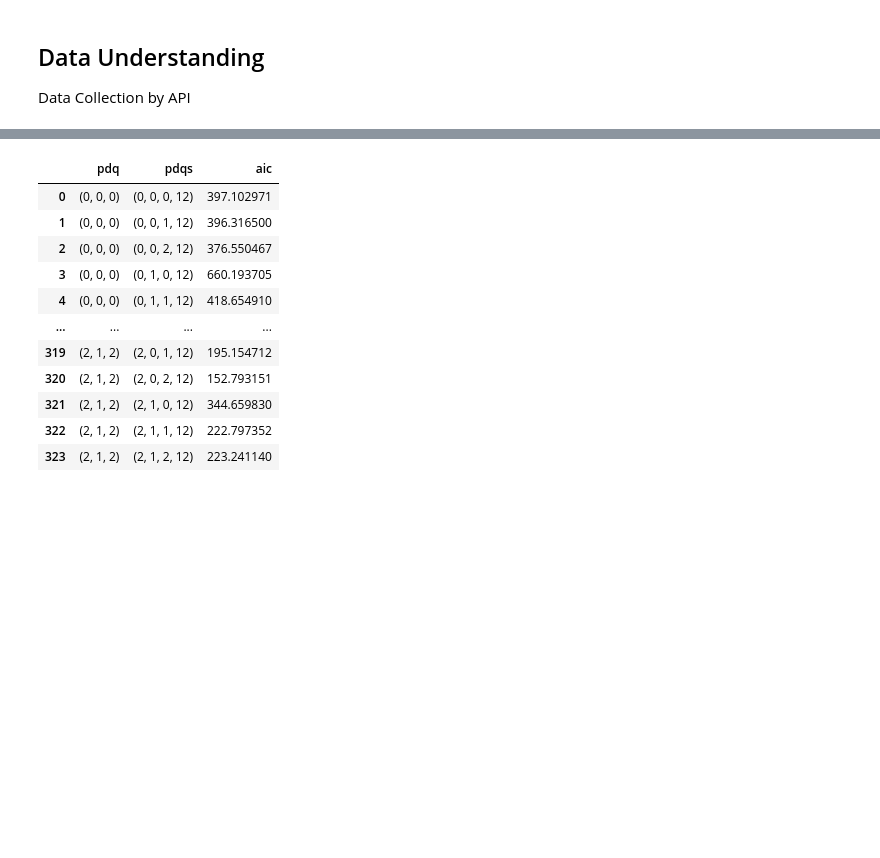
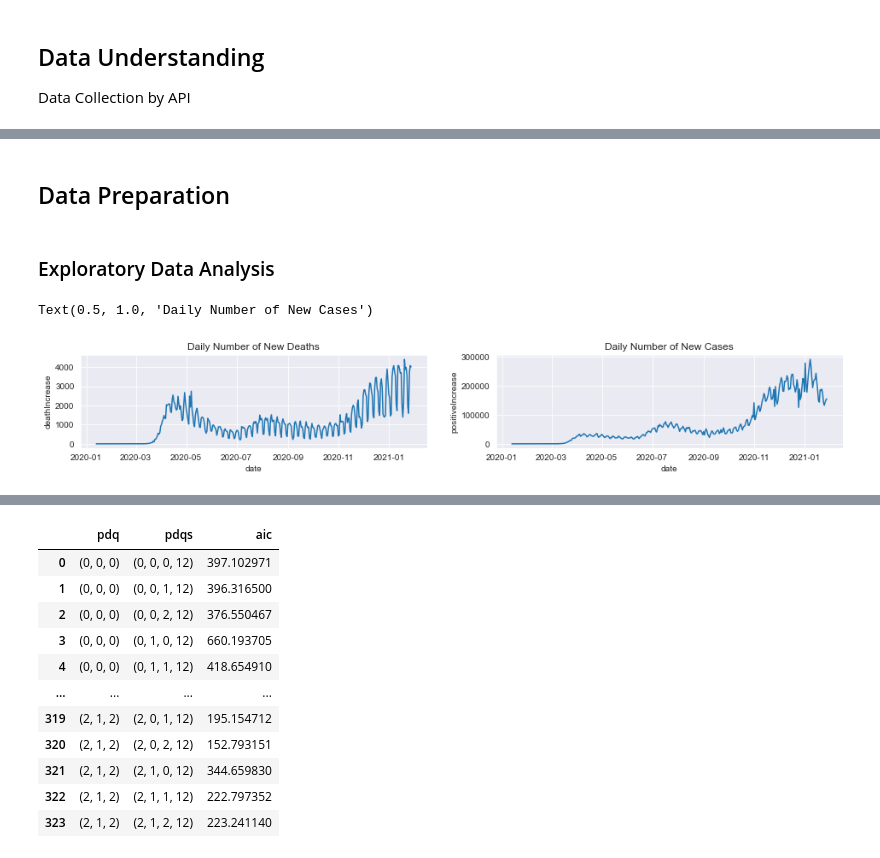
Before and after one commit to ghcn345/Coronavirus-Prediction, a Jupyter notebook: project_coronavirus.ipynb, the cells around one changed output, grey strips where cells are left out. Drawn from its saved outputs; the diff is of its cells as text; code cells hidden in the pictures; blank space fills up the shorter version.

```diff
--- a/project_coronavirus.ipynb
+++ b/project_coronavirus.ipynb
@@ -12,28 +12,3 @@ We are going to have some predictions for the decision makers to layout some str
 ## Data Understanding
 
 Data Collection by API
-# %%
-# import statsmodels
-from statsmodels.tsa.arima_model import ARIMA
-from statsmodels.tsa.stattools import adfuller
-from statsmodels.tsa.statespace.sarimax import SARIMAX
-from statsmodels.tsa.seasonal import seasonal_decompose
-from statsmodels.graphics.tsaplots import plot_acf, plot_pacf
-
-# import sklearn metrics
-from sklearn.metrics import mean_absolute_error, mean_squared_error
-
-# import utilities
-import pickle
-import requests
-import itertools
-import numpy as np
-import pandas as pd
-import seaborn as sns
-import matplotlib.pyplot as plt
-from pandas.plotting import register_matplotlib_converters
-
-# display preferences
-%matplotlib inline
-plt.style.use('fivethirtyeight')
-register_matplotlib_converters()
@@ -297,0 +88,8 @@ pdqs = [(x[0], x[1], x[2], 7) for x in list(itertools.product(p, d, q))]
+# %%
+# The covid tracking project data api
+url = 'https://api.covidtracking.com/v1/us/daily.json'
+response = requests.get(url)
+dus = response.json()
+
+df = pd.DataFrame(dus)
+df.head()
@@ -297,0 +118,4 @@ pdqs = [(x[0], x[1], x[2], 7) for x in list(itertools.product(p, d, q))]
+# %% [markdown]
+## Data Preparation
+# %% [markdown]
+### Exploratory Data Analysis
@@ -297,0 +127,11 @@ pdqs = [(x[0], x[1], x[2], 7) for x in list(itertools.product(p, d, q))]
+# %%
+# plot target variables
+fig, ax = plt.subplots(1, 2, figsize=(16,2))
+sns.lineplot(data=df.deathIncrease, ax=ax[0])
+ax[0].set_title('Daily Number of New Deaths')
+sns.lineplot(data=df.positiveIncrease, ax=ax[1])
+ax[1].set_title('Daily Number of New Cases')
+# plt.subplots_adjust(hspace = 0.5)
+# %% [output]
+Text(0.5, 1.0, 'Daily Number of New Cases')
+[figure, added]
```
Also changed, not shown: parts of 87 cells of this notebook.
